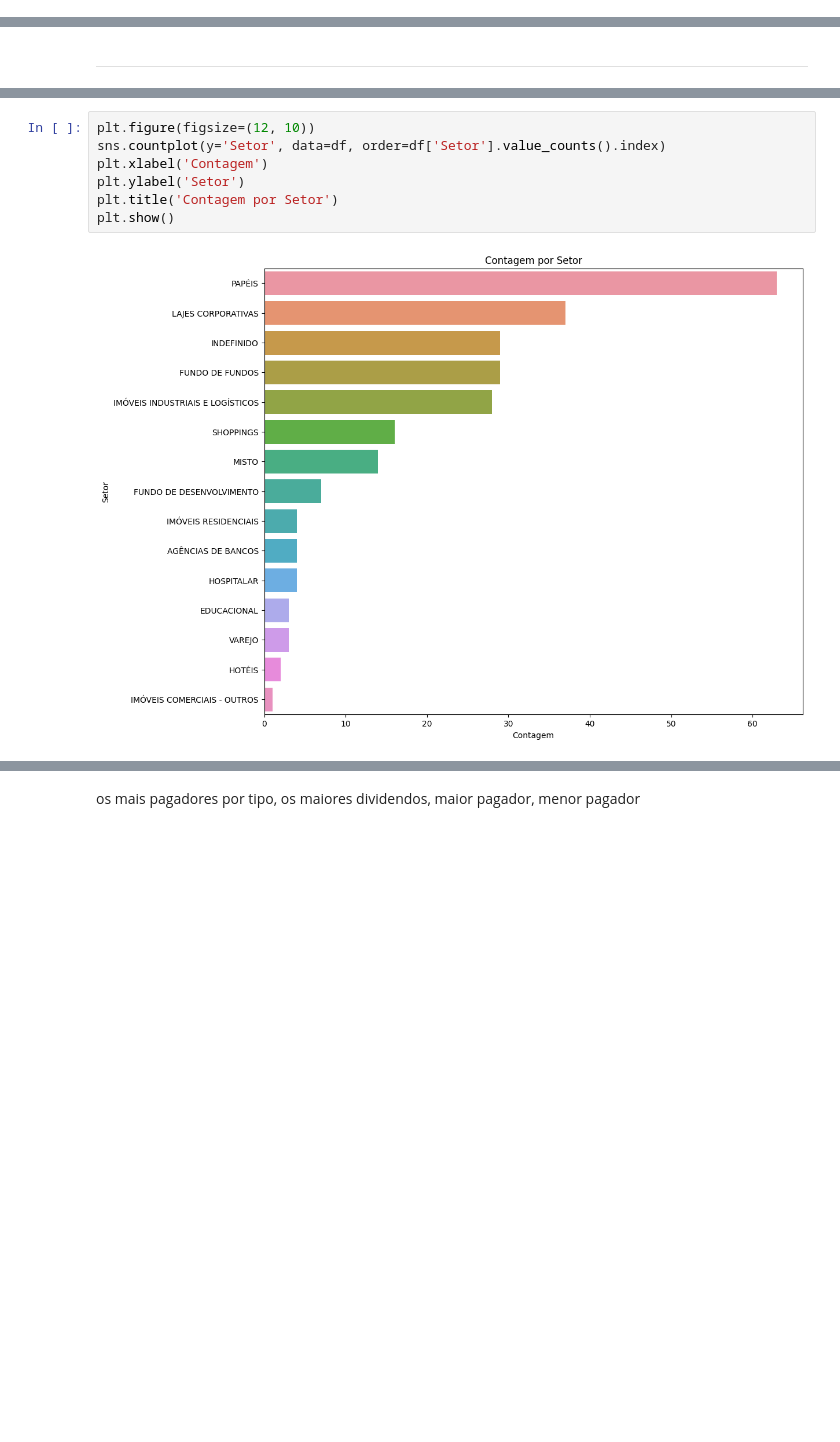
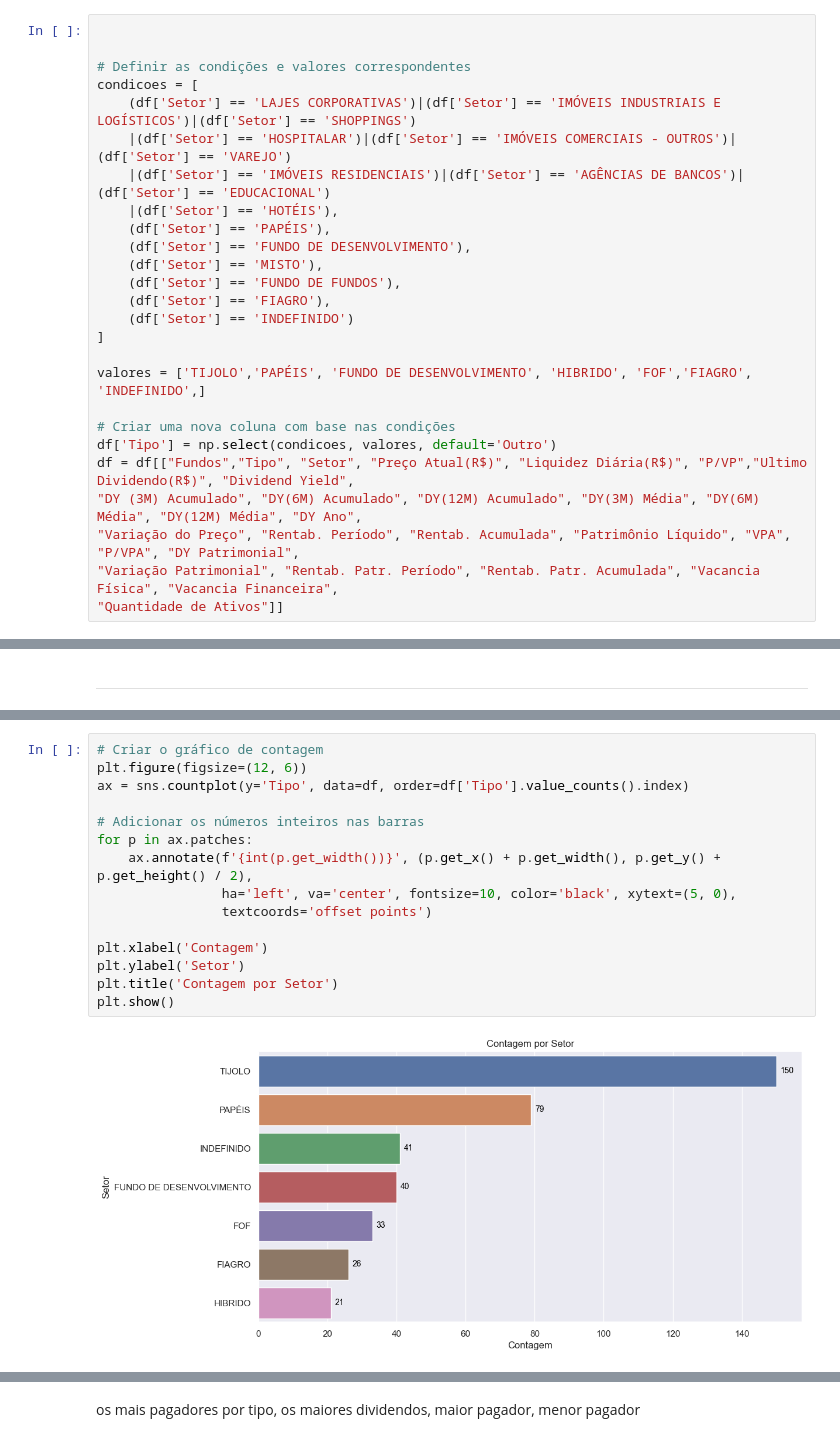
Before and after one commit to Riguini/Fundos-imobiliarios-FIIS-, a Jupyter notebook: FIIS.ipynb, the cells around one changed output, grey strips where cells are left out. Saved outputs shown, nothing was run; the diff lists cells and outputs as text; blank space fills up the shorter version.

```diff
--- a/FIIS.ipynb
+++ b/FIIS.ipynb
@@ -107,0 +127,26 @@ df.head(5)
+# %%
+
+
+# Definir as condições e valores correspondentes
+condicoes = [
+    (df['Setor'] == 'LAJES CORPORATIVAS')|(df['Setor'] == 'IMÓVEIS INDUSTRIAIS E LOGÍSTICOS')|(df['Setor'] == 'SHOPPINGS')
+    |(df['Setor'] == 'HOSPITALAR')|(df['Setor'] == 'IMÓVEIS COMERCIAIS - OUTROS')|(df['Setor'] == 'VAREJO')
+    |(df['Setor'] == 'IMÓVEIS RESIDENCIAIS')|(df['Setor'] == 'AGÊNCIAS DE BANCOS')|(df['Setor'] == 'EDUCACIONAL')
+    |(df['Setor'] == 'HOTÉIS'),
+    (df['Setor'] == 'PAPÉIS'),
+    (df['Setor'] == 'FUNDO DE DESENVOLVIMENTO'),
+    (df['Setor'] == 'MISTO'),
+    (df['Setor'] == 'FUNDO DE FUNDOS'),
+    (df['Setor'] == 'FIAGRO'),
+    (df['Setor'] == 'INDEFINIDO')
+]
+
+valores = ['TIJOLO','PAPÉIS', 'FUNDO DE DESENVOLVIMENTO', 'HIBRIDO', 'FOF','FIAGRO', 'INDEFINIDO',]
+
+# Criar uma nova coluna com base nas condições
+df['Tipo'] = np.select(condicoes, valores, default='Outro')
+df = df[["Fundos","Tipo", "Setor", "Preço Atual(R$)", "Liquidez Diária(R$)", "P/VP","Ultimo Dividendo(R$)", "Dividend Yield",
+"DY (3M) Acumulado", "DY(6M) Acumulado", "DY(12M) Acumulado", "DY(3M) Média", "DY(6M) Média", "DY(12M) Média", "DY Ano",
+"Variação do Preço", "Rentab. Período", "Rentab. Acumulada", "Patrimônio Líquido", "VPA", "P/VPA", "DY Patrimonial",
+"Variação Patrimonial", "Rentab. Patr. Período", "Rentab. Patr. Acumulada", "Vacancia Física", "Vacancia Financeira",
+"Quantidade de Ativos"]]
@@ -250,11 +346,19 @@ HOTÉIS                               2
 IMÓVEIS COMERCIAIS - OUTROS          1
 Name: Setor, dtype: int64
 # %%
-plt.figure(figsize=(12, 10))
-sns.countplot(y='Setor', data=df, order=df['Setor'].value_counts().index)
+# Criar o gráfico de contagem
+plt.figure(figsize=(12, 6))
+ax = sns.countplot(y='Tipo', data=df, order=df['Tipo'].value_counts().index)
+
+# Adicionar os números inteiros nas barras
+for p in ax.patches:
+    ax.annotate(f'{int(p.get_width())}', (p.get_x() + p.get_width(), p.get_y() + p.get_height() / 2),
+                ha='left', va='center', fontsize=10, color='black', xytext=(5, 0),
+                textcoords='offset points')
+
 plt.xlabel('Contagem')
 plt.ylabel('Setor')
 plt.title('Contagem por Setor')
 plt.show()
 # %% [output]
-[figure, old version]
+[figure, new version]
```
Also changed, not shown: parts of 28 cells of this notebook.
